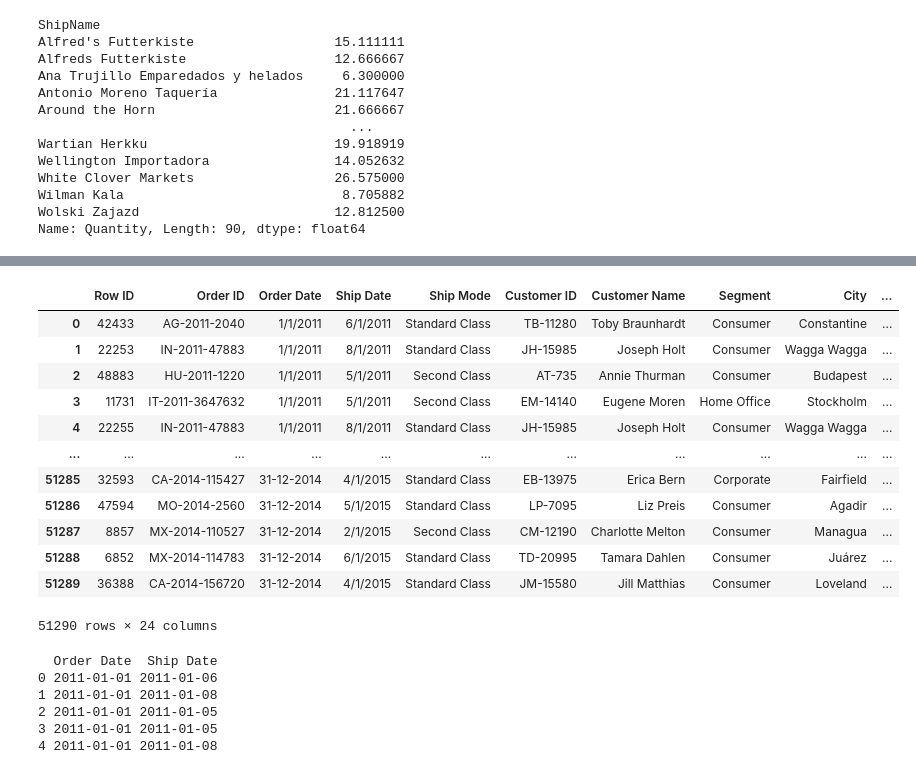
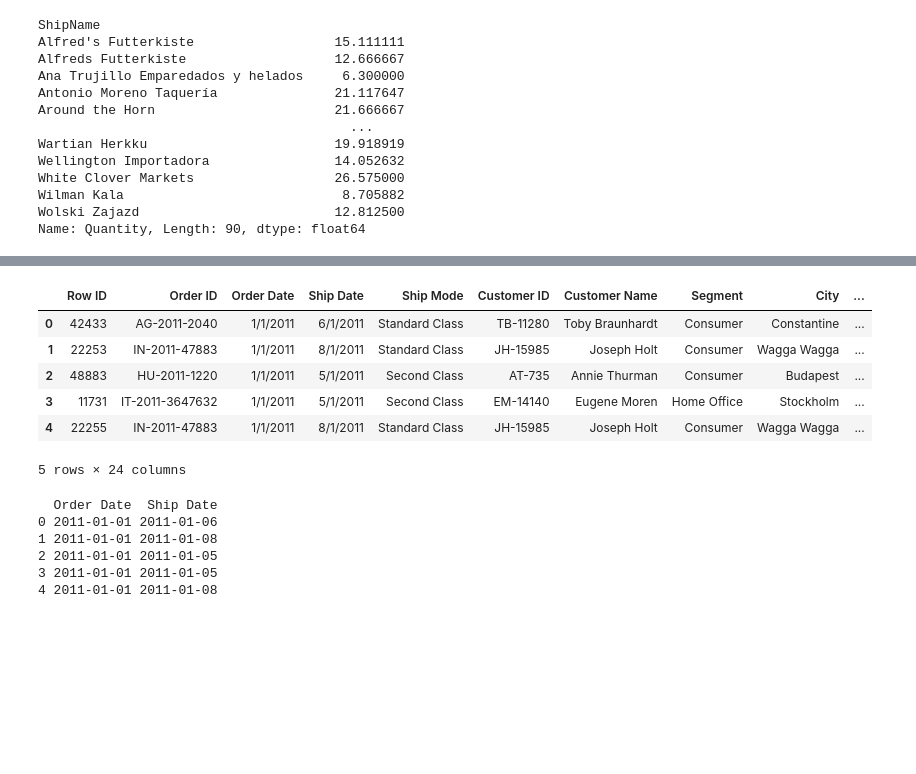
Before and after one commit to borgesnancya-blip/manipulaciondatos, a Jupyter notebook: ManipulaciónDatos.ipynb, the cells around one changed output, grey strips where cells are left out. Cells and saved outputs as stored; diff of their text form; code cells hidden in the pictures; blank space fills up the shorter version.

```diff
--- a/ManipulaciónDatos.ipynb
+++ b/ManipulaciónDatos.ipynb
@@ -549,21 +440,15 @@ pivot_table1
 # %%
 
 dft= pd.read_csv(r'C:\Users\Outlet\Desktop\Nueva carpeta\BDTienda.csv',sep=',',header=0, index_col=False, encoding='latin-1',engine='python')
-dft
+dft.head()
 # %% [output]
 |  | Row ID | Order ID | Order Date | Ship Date | Ship Mode | Customer ID | Customer Name | Segment | City | ... |
 | 0 | 42433 | AG-2011-2040 | 1/1/2011 | 6/1/2011 | Standard Class | TB-11280 | Toby Braunhardt | Consumer | Constantine | ... |
 | 1 | 22253 | IN-2011-47883 | 1/1/2011 | 8/1/2011 | Standard Class | JH-15985 | Joseph Holt | Consumer | Wagga Wagga | ... |
 | 2 | 48883 | HU-2011-1220 | 1/1/2011 | 5/1/2011 | Second Class | AT-735 | Annie Thurman | Consumer | Budapest | ... |
 | 3 | 11731 | IT-2011-3647632 | 1/1/2011 | 5/1/2011 | Second Class | EM-14140 | Eugene Moren | Home Office | Stockholm | ... |
 | 4 | 22255 | IN-2011-47883 | 1/1/2011 | 8/1/2011 | Standard Class | JH-15985 | Joseph Holt | Consumer | Wagga Wagga | ... |
-| ... | ... | ... | ... | ... | ... | ... | ... | ... | ... | ... |
-| 51285 | 32593 | CA-2014-115427 | 31-12-2014 | 4/1/2015 | Standard Class | EB-13975 | Erica Bern | Corporate | Fairfield | ... |
-| 51286 | 47594 | MO-2014-2560 | 31-12-2014 | 5/1/2015 | Standard Class | LP-7095 | Liz Preis | Consumer | Agadir | ... |
-| 51287 | 8857 | MX-2014-110527 | 31-12-2014 | 2/1/2015 | Second Class | CM-12190 | Charlotte Melton | Consumer | Managua | ... |
-| 51288 | 6852 | MX-2014-114783 | 31-12-2014 | 6/1/2015 | Standard Class | TD-20995 | Tamara Dahlen | Consumer | Juárez | ... |
-| 51289 | 36388 | CA-2014-156720 | 31-12-2014 | 4/1/2015 | Standard Class | JM-15580 | Jill Matthias | Consumer | Loveland | ... |
-51290 rows × 24 columns
+5 rows × 24 columns
 # %%
 #especificar columna como fecha
 
```
Also changed, not shown: parts of 37 cells of this notebook.
